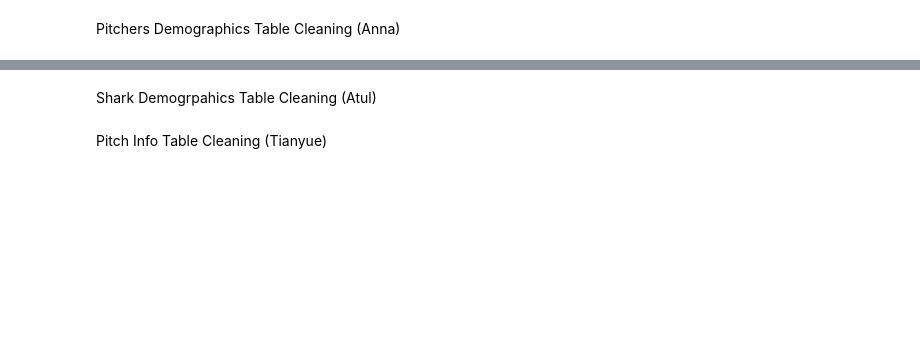
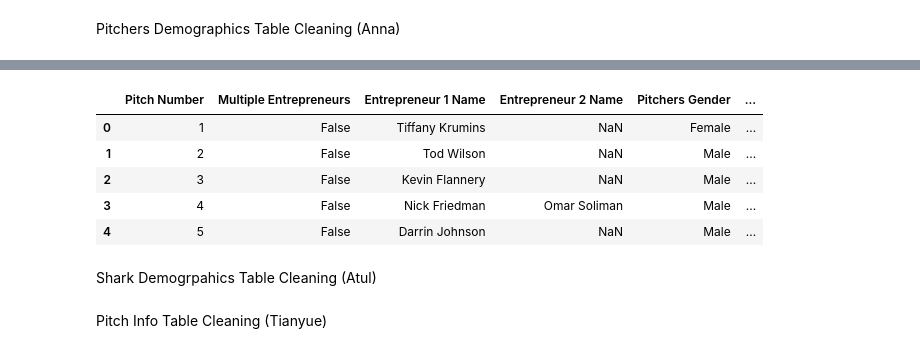
Before and after one commit to amydohlin/project-3-group-08, a Jupyter notebook: Project_3_Group_8_ETL.ipynb, the cells around one changed output, grey strips where cells are left out. Drawn from its saved outputs; the diff is of its cells as text; code cells hidden in the pictures; blank space fills up the shorter version.

```diff
--- a/Project_3_Group_8_ETL.ipynb
+++ b/Project_3_Group_8_ETL.ipynb
@@ -67,3 +231,23 @@ Pitchers Demographics Table Cleaning (Anna)
+# %%
+pitcher_demo_df = pitcher_demo_df[["Pitch Number",
+                                   "Multiple Entrepreneurs",
+                                   "Entrepreneur 1 Name",
+                                   "Entrepreneur 2 Name",
+                                    "Pitchers Gender",
+                                    "Pitchers City",
+                                    "Pitchers State",
+                                    "Industry"]]
+
+pitcher_demo_df.rename(columns= {"Pitchers Gender":"Pitchers Gender(s)"})
+
+pitcher_demo_df.head()
+# %% [output]
+|  | Pitch Number | Multiple Entrepreneurs | Entrepreneur 1 Name | Entrepreneur 2 Name | Pitchers Gender | ... |
+| 0 | 1 | False | Tiffany Krumins | NaN | Female | ... |
+| 1 | 2 | False | Tod Wilson | NaN | Male | ... |
+| 2 | 3 | False | Kevin Flannery | NaN | Male | ... |
+| 3 | 4 | False | Nick Friedman | Omar Soliman | Male | ... |
+| 4 | 5 | False | Darrin Johnson | NaN | Male | ... |
 # %% [markdown]
 Shark Demogrpahics Table Cleaning (Atul)
 # %% [markdown]
```
Also changed, not shown: parts of 12 cells of this notebook.
